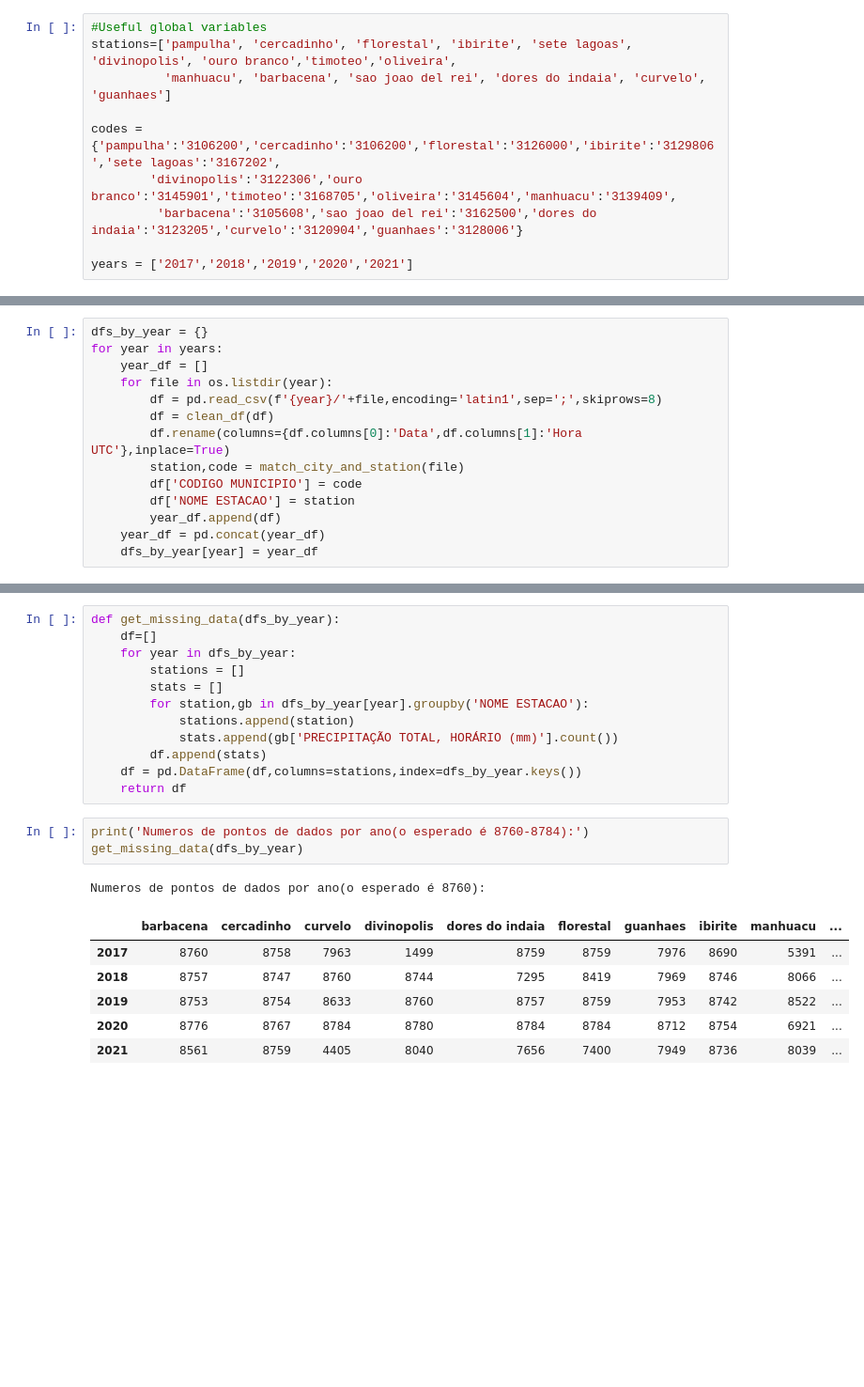
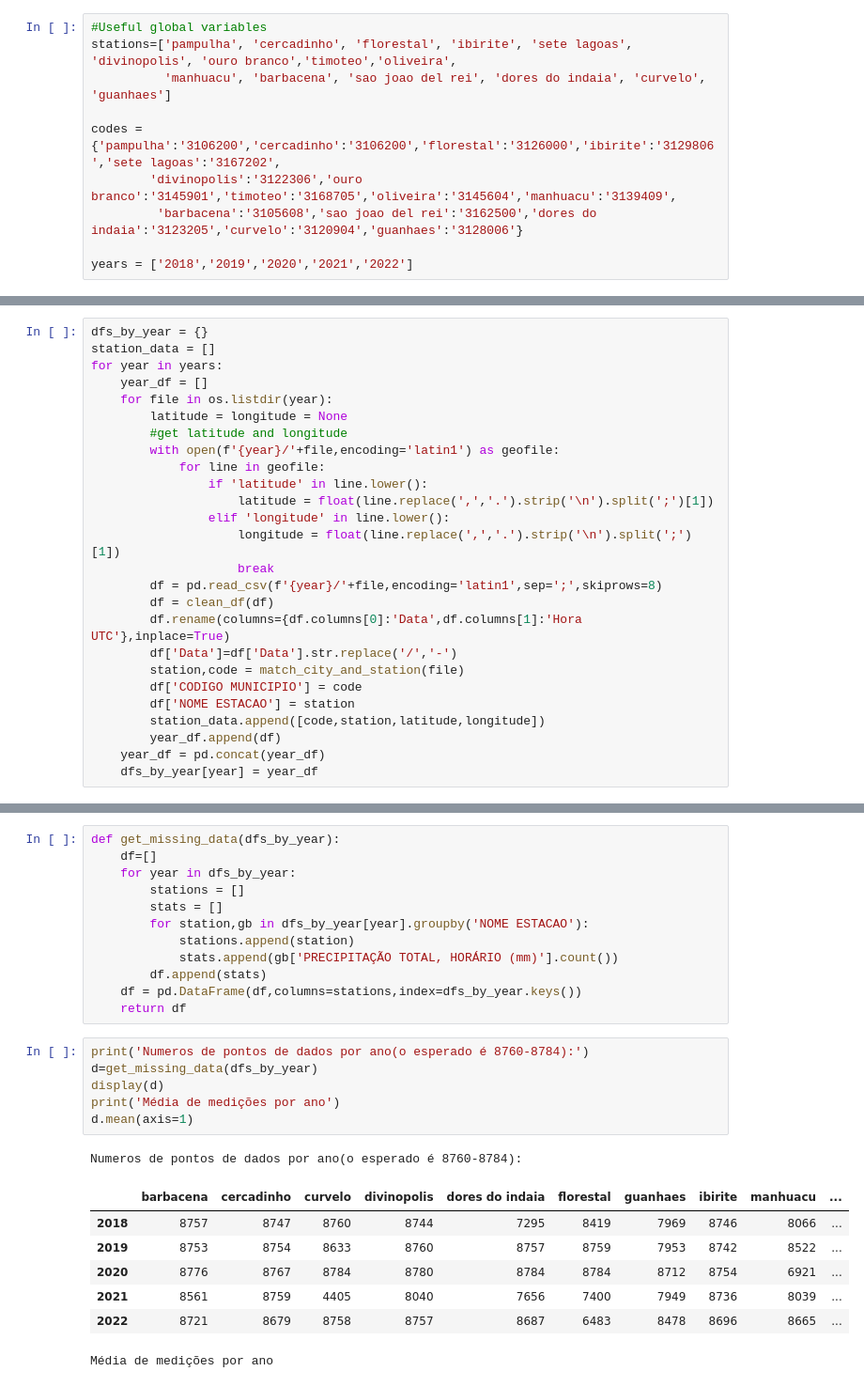
Before and after one commit to marceloslo/tp2_bdgeo, a Jupyter notebook: ExploreData.ipynb, the cells around one changed output, grey strips where cells are left out. Shown at 94% size. Cells and saved outputs as stored; diff of their text form; blank space fills up the shorter version.

```diff
--- a/ExploreData.ipynb
+++ b/ExploreData.ipynb
@@ -17,7 +17,7 @@ codes = {'pampulha':'3106200','cercadinho':'3106200','florestal':'3126000','ibir
         'divinopolis':'3122306','ouro branco':'3145901','timoteo':'3168705','oliveira':'3145604','manhuacu':'3139409',
          'barbacena':'3105608','sao joao del rei':'3162500','dores do indaia':'3123205','curvelo':'3120904','guanhaes':'3128006'}
 
-years = ['2017','2018','2019','2020','2021']
+years = ['2018','2019','2020','2021','2022']
 # %%
 for y in years:
     count=0
@@ -144,15 +139,27 @@ def match_city_and_station(filename):
     raise Exception('missing station')
 # %%
 dfs_by_year = {}
+station_data = []
 for year in years:
     year_df = []
     for file in os.listdir(year):
+        latitude = longitude = None
+        #get latitude and longitude
+        with open(f'{year}/'+file,encoding='latin1') as geofile:
+            for line in geofile:
+                if 'latitude' in line.lower():
+                    latitude = float(line.replace(',','.').strip('\n').split(';')[1])
+                elif 'longitude' in line.lower():
+                    longitude = float(line.replace(',','.').strip('\n').split(';')[1])
+                    break
         df = pd.read_csv(f'{year}/'+file,encoding='latin1',sep=';',skiprows=8)
         df = clean_df(df)
         df.rename(columns={df.columns[0]:'Data',df.columns[1]:'Hora UTC'},inplace=True)
+        df['Data']=df['Data'].str.replace('/','-')
         station,code = match_city_and_station(file)
         df['CODIGO MUNICIPIO'] = code
         df['NOME ESTACAO'] = station
+        station_data.append([code,station,latitude,longitude])
         year_df.append(df)
     year_df = pd.concat(year_df)
     dfs_by_year[year] = year_df
@@ -173,12 +201,16 @@ def get_missing_data(dfs_by_year):
     return df
 # %%
 print('Numeros de pontos de dados por ano(o esperado é 8760-8784):')
-get_missing_data(dfs_by_year)
+d=get_missing_data(dfs_by_year)
+display(d)
+print('Média de medições por ano')
+d.mean(axis=1)
 # %% [output]
-Numeros de pontos de dados por ano(o esperado é 8760):
+Numeros de pontos de dados por ano(o esperado é 8760-8784):
 |  | barbacena | cercadinho | curvelo | divinopolis | dores do indaia | florestal | guanhaes | ibirite | manhuacu | ... |
-| 2017 | 8760 | 8758 | 7963 | 1499 | 8759 | 8759 | 7976 | 8690 | 5391 | ... |
 | 2018 | 8757 | 8747 | 8760 | 8744 | 7295 | 8419 | 7969 | 8746 | 8066 | ... |
 | 2019 | 8753 | 8754 | 8633 | 8760 | 8757 | 8759 | 7953 | 8742 | 8522 | ... |
 | 2020 | 8776 | 8767 | 8784 | 8780 | 8784 | 8784 | 8712 | 8754 | 6921 | ... |
 | 2021 | 8561 | 8759 | 4405 | 8040 | 7656 | 7400 | 7949 | 8736 | 8039 | ... |
+| 2022 | 8721 | 8679 | 8758 | 8757 | 8687 | 6483 | 8478 | 8696 | 8665 | ... |
+Média de medições por ano
```
Also changed, not shown: parts of 16 cells of this notebook, 19 other files.
